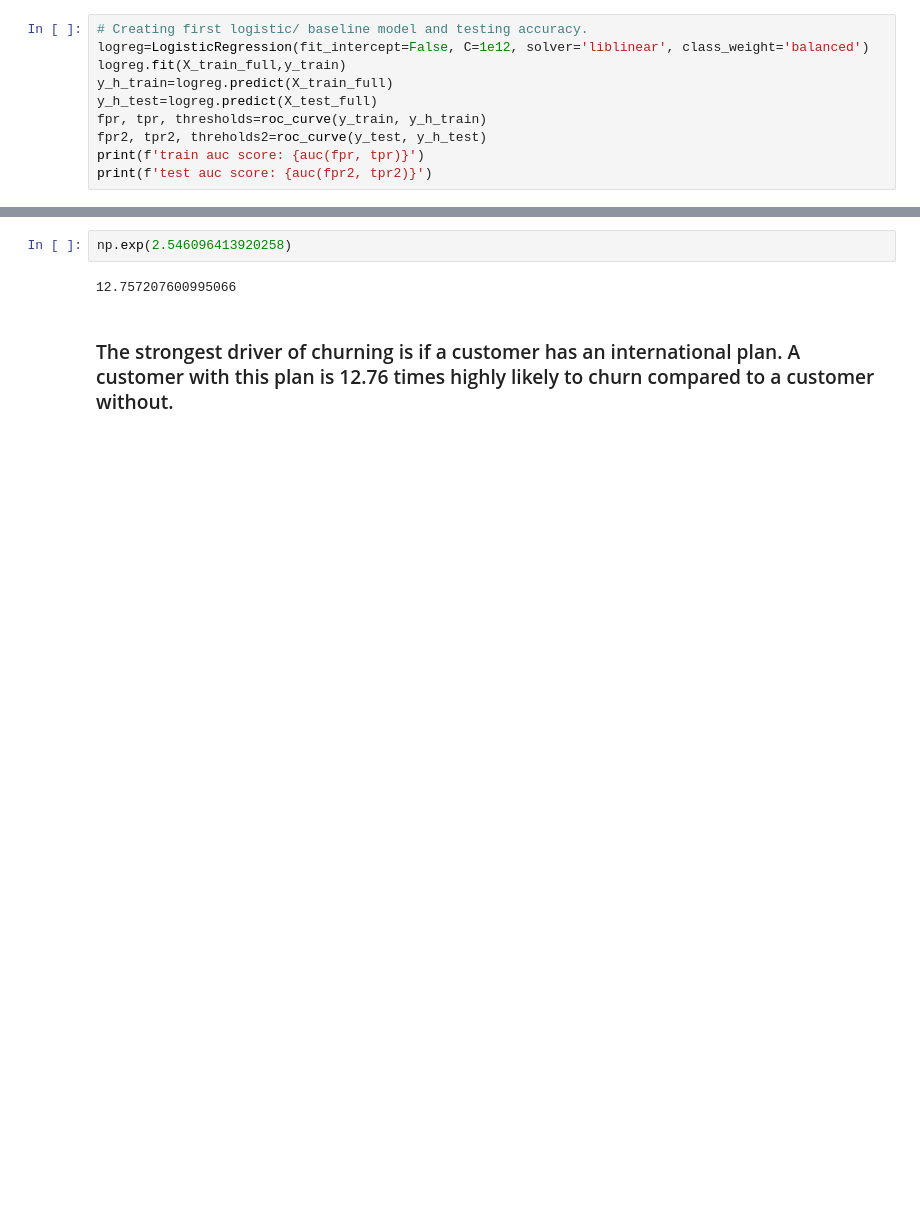
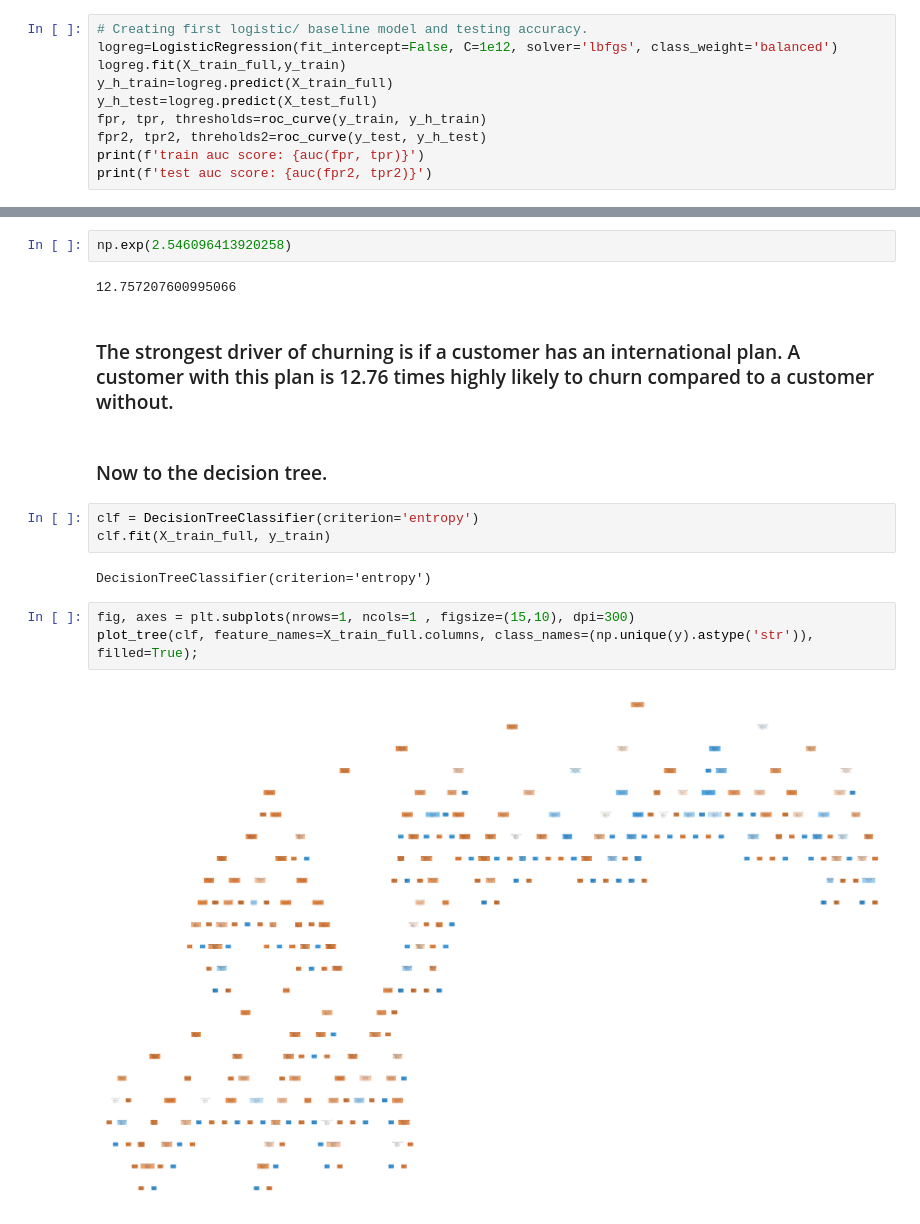
Before and after one commit to Victor-Mufasa/Phase-3-Project, a Jupyter notebook: student.ipynb, the cells around one changed output, grey strips where cells are left out. Cells and saved outputs as stored; diff of their text form; blank space fills up the shorter version.

Commit message:
Finished modeling. Did both a logistic regression model and a decision. Also did hyperparameter tuning and got the optimal AUC.

```diff
--- a/student.ipynb
+++ b/student.ipynb
@@ -306,7 +306,7 @@ X_test_full.head()
 5 rows × 63 columns
 # %%
 # Creating first logistic/ baseline model and testing accuracy.
-logreg=LogisticRegression(fit_intercept=False, C=1e12, solver='liblinear', class_weight='balanced')
+logreg=LogisticRegression(fit_intercept=False, C=1e12, solver='lbfgs', class_weight='balanced')
 logreg.fit(X_train_full,y_train)
 y_h_train=logreg.predict(X_train_full)
 y_h_test=logreg.predict(X_test_full)
@@ -365,3 +365,15 @@ np.exp(2.546096413920258)
 12.757207600995066
 # %% [markdown]
 ### The strongest driver of churning is if a customer has an international plan. A customer with this plan is 12.76 times highly likely to churn compared to a customer without.
+# %% [markdown]
+### Now to the decision tree.
+# %%
+clf = DecisionTreeClassifier(criterion='entropy')
+clf.fit(X_train_full, y_train)
+# %% [output]
+DecisionTreeClassifier(criterion='entropy')
+# %%
+fig, axes = plt.subplots(nrows=1, ncols=1 , figsize=(15,10), dpi=300)
+plot_tree(clf, feature_names=X_train_full.columns, class_names=(np.unique(y).astype('str')), filled=True);
+# %% [output]
+[figure, added]
```
Also changed, not shown: parts of 22 cells of this notebook.
